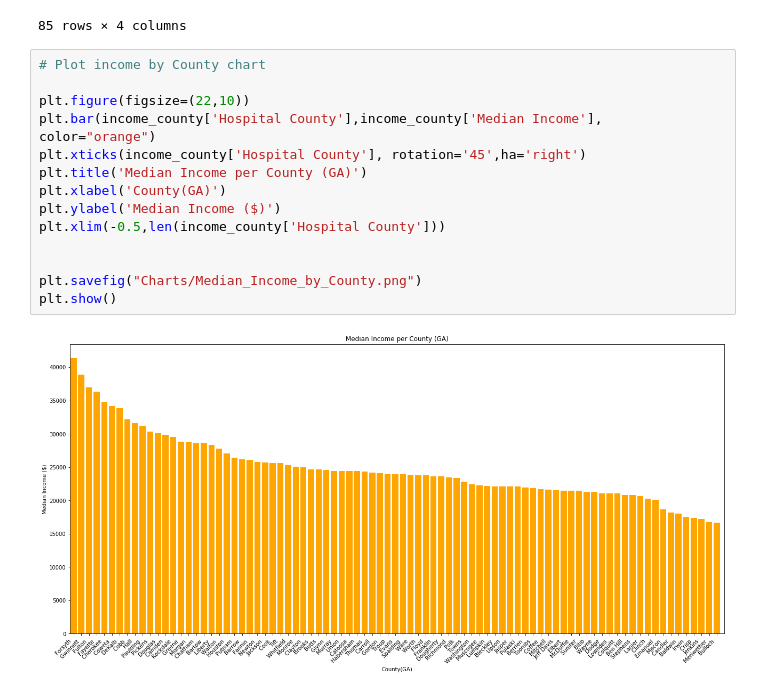
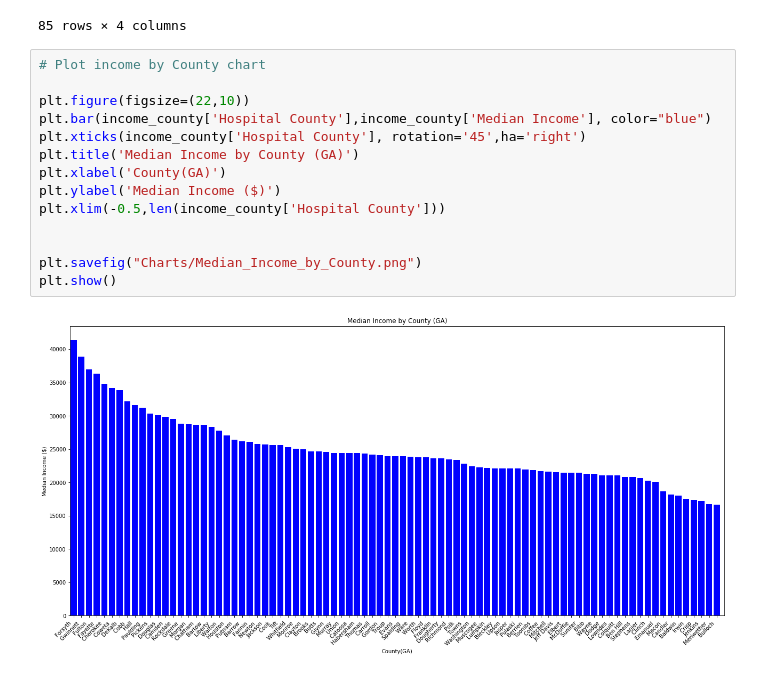
Before and after one commit to jtilenis/Data_Scavengers, a Jupyter notebook: bar_charts.ipynb, the cells around one changed output. Saved outputs shown, nothing was run; the diff lists cells and outputs as text.

Commit message:
bar charts final

```diff
--- a/bar_charts.ipynb
+++ b/bar_charts.ipynb
@@ -333,16 +333,16 @@ income_county
 # %%
 # Plot income by County chart
 
 plt.figure(figsize=(22,10))
-plt.bar(income_county['Hospital County'],income_county['Median Income'], color="orange")
+plt.bar(income_county['Hospital County'],income_county['Median Income'], color="blue")
 plt.xticks(income_county['Hospital County'], rotation='45',ha='right')
-plt.title('Median Income per County (GA)')
+plt.title('Median Income by County (GA)')
 plt.xlabel('County(GA)')
 plt.ylabel('Median Income ($)')
 plt.xlim(-0.5,len(income_county['Hospital County']))
 
 
 plt.savefig("Charts/Median_Income_by_County.png")
 plt.show()
 # %% [output]
-[figure, old version]
+[figure, new version]
```
Also changed, not shown: parts of 5 cells of this notebook, 6 other files.
